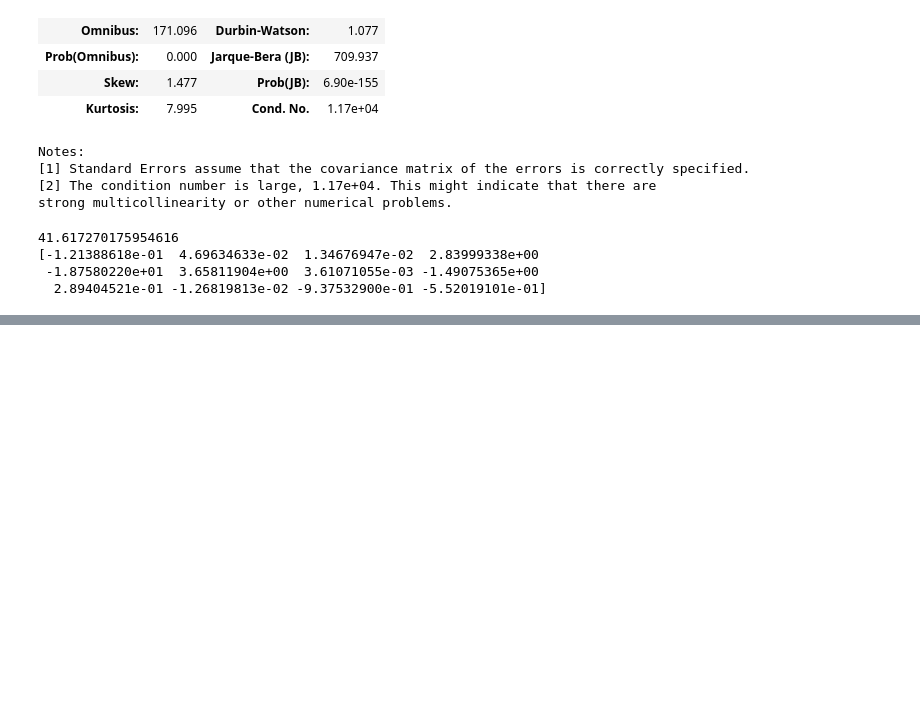
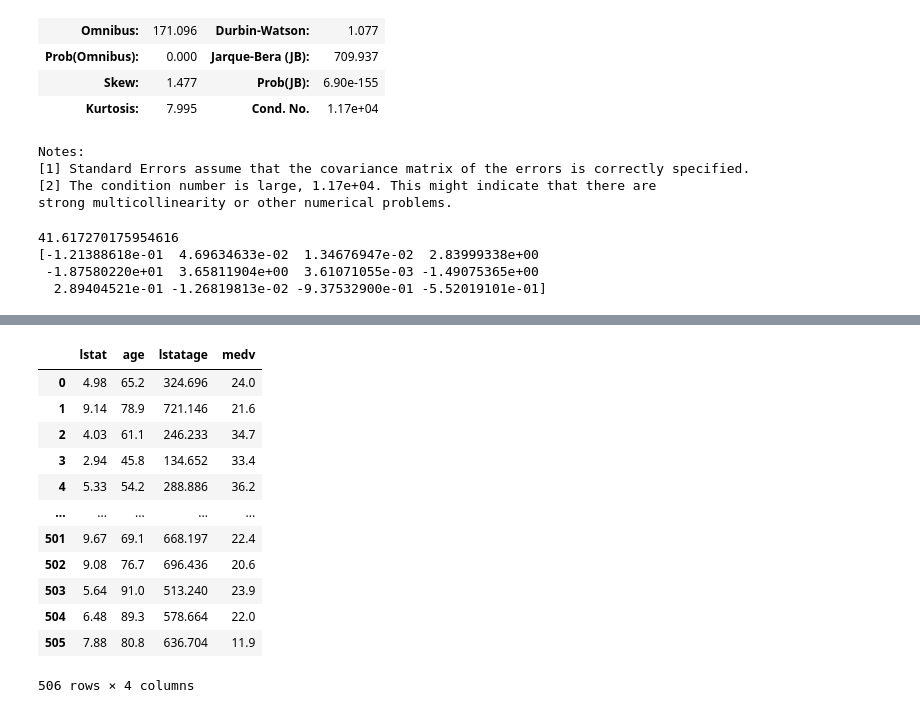
Before and after one commit to kwerber824/ISLR-python, a Jupyter notebook: src/Chapter3-Lab.ipynb, the cells around one changed output, grey strips where cells are left out. Cells and saved outputs as stored; diff of their text form; code cells hidden in the pictures; blank space fills up the shorter version.

Commit message:
interaction vars

```diff
--- a/src/Chapter3-Lab.ipynb
+++ b/src/Chapter3-Lab.ipynb
@@ -186,3 +187,9 @@ print(all_predictor_regression.coef_)
 [-1.21388618e-01  4.69634633e-02  1.34676947e-02  2.83999338e+00
  -1.87580220e+01  3.65811904e+00  3.61071055e-03 -1.49075365e+00
   2.89404521e-01 -1.26819813e-02 -9.37532900e-01 -5.52019101e-01]
+# %%
+from sklearn.preprocessing import PolynomialFeatures
+poly = PolynomialFeatures(interaction_only=True)
+X_tr = poly.fit_transform(X=boston[['lstat', 'age']])
+X_interaction = pd.DataFrame(data=X_tr[:, 1:], columns=poly.get_feature_names_out()[1:])
+X_interaction
@@ -188,0 +210,19 @@ print(all_predictor_regression.coef_)
+# %%
+boston_interaction = X_interaction.copy()
+boston_interaction['medv'] = y
+boston_interaction.rename(columns={'lstat age': 'lstatage'}, inplace=True)
+boston_interaction
+# %% [output]
+|  | lstat | age | lstatage | medv |
+| 0 | 4.98 | 65.2 | 324.696 | 24.0 |
+| 1 | 9.14 | 78.9 | 721.146 | 21.6 |
+| 2 | 4.03 | 61.1 | 246.233 | 34.7 |
+| 3 | 2.94 | 45.8 | 134.652 | 33.4 |
+| 4 | 5.33 | 54.2 | 288.886 | 36.2 |
+| ... | ... | ... | ... | ... |
+| 501 | 9.67 | 69.1 | 668.197 | 22.4 |
+| 502 | 9.08 | 76.7 | 696.436 | 20.6 |
+| 503 | 5.64 | 91.0 | 513.240 | 23.9 |
+| 504 | 6.48 | 89.3 | 578.664 | 22.0 |
+| 505 | 7.88 | 80.8 | 636.704 | 11.9 |
+506 rows × 4 columns
```
Also changed, not shown: parts of 6 cells of this notebook, 26 other files.
